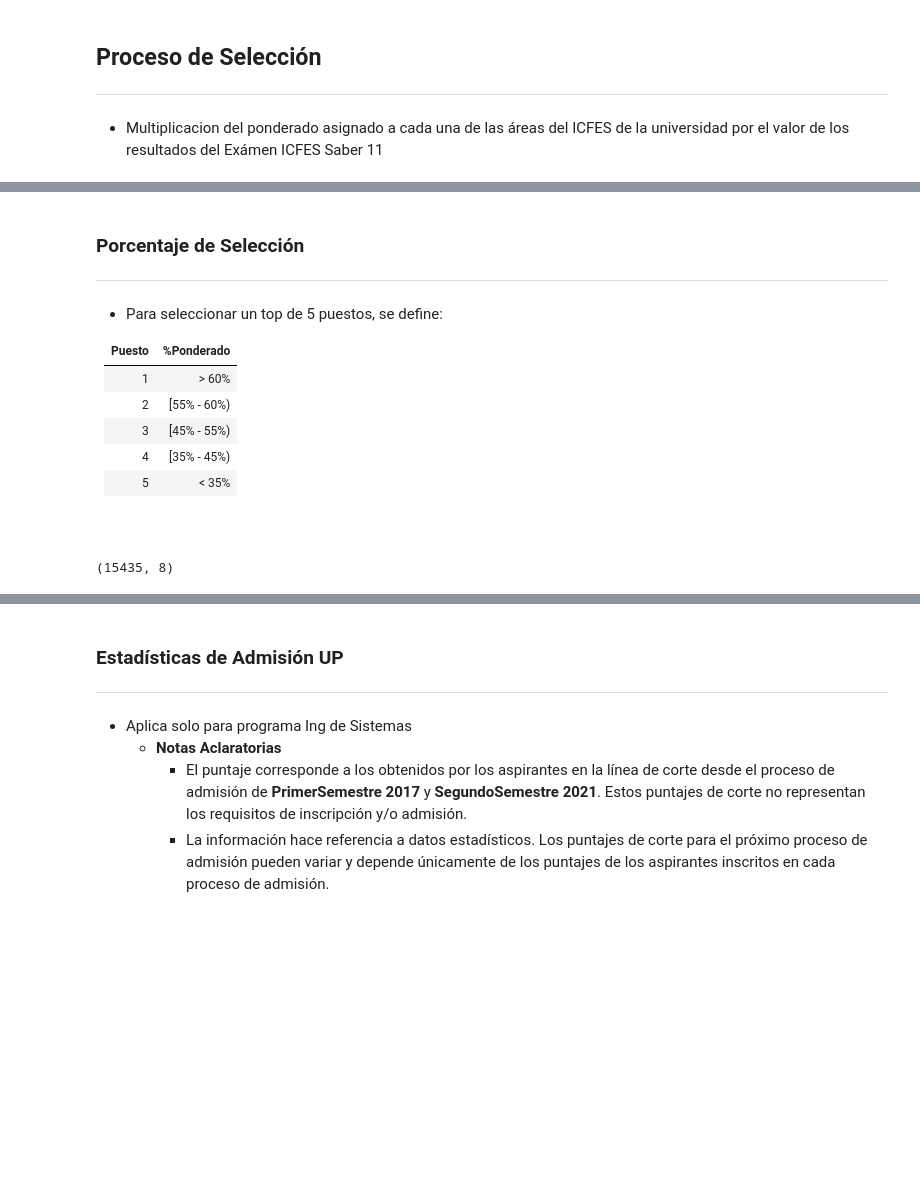
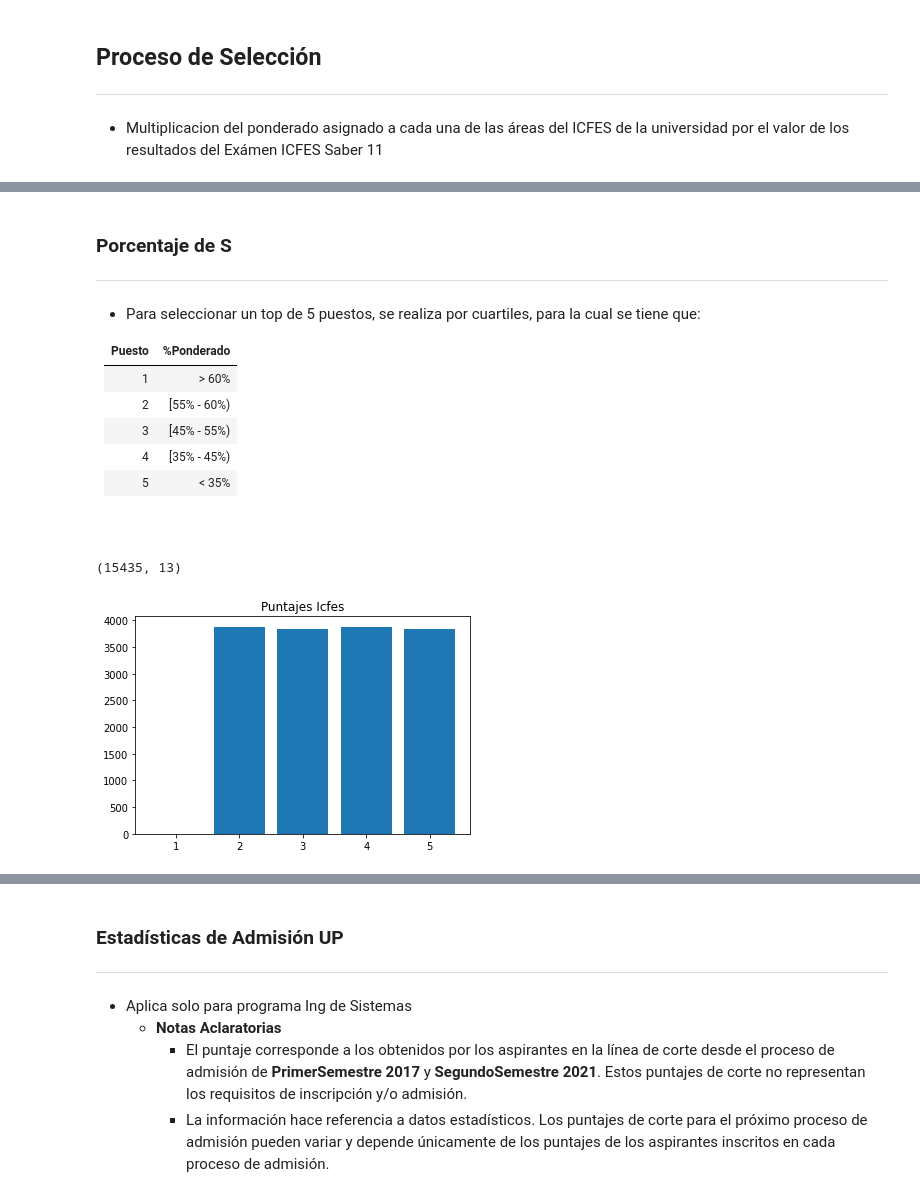
Before and after one commit to AlejoCJaimes/WebScrapper, a Jupyter notebook: recipe/PonderationUP.ipynb, the cells around one changed output, grey strips where cells are left out. Cells and saved outputs as stored; diff of their text form; code cells hidden in the pictures; blank space fills up the shorter version.

```diff
--- a/recipe/PonderationUP.ipynb
+++ b/recipe/PonderationUP.ipynb
@@ -63,7 +74,8 @@ def selection_process(dataset):
 # %% [markdown]
-### Porcentaje de Selección
+### Porcentaje de S
 ___
-- Para seleccionar un top de 5 puestos, se define:
+- Para seleccionar un top de 5 puestos, se realiza por cuartiles,
+para la cual se tiene que:
 
 |Puesto|%Ponderado|
 |--|--|
@@ -77,12 +89,18 @@ ___
 # %%
 # conditions
 def define_top(df):
+    df_quantils = df
+    q1 = np.quantile(df_quantils.punt_ponderado,0)
+    q2 =  np.quantile(df_quantils.punt_ponderado,.25)
+    q3 = np.quantile(df_quantils.punt_ponderado,.5)
+    q4 = np.quantile(df_quantils.punt_ponderado,.75)
+    q5 = np.quantile(df_quantils.punt_ponderado,1)
     df_positions = df.copy()
-    df_positions['puesto'] = np.where(df_positions.punt_ponderado>60,1,
-                                np.where((df_positions.punt_ponderado>=55) & (df_positions.punt_ponderado<60),2,
-                                np.where((df_positions.punt_ponderado>=45) & (df_positions.punt_ponderado<55),3,
-                                np.where((df_positions.punt_ponderado>=35) & (df_positions.punt_ponderado<45),4,
-                                np.where(df_positions.punt_ponderado<35,5,0)))))
+    df_positions['puesto'] = np.where(df_positions.punt_ponderado>=q5,1,
+                                np.where((df_positions.punt_ponderado>=q4) & (df_positions.punt_ponderado<q5),2,
+                                np.where((df_positions.punt_ponderado>=q3) & (df_positions.punt_ponderado<q4),3,
+                                np.where((df_positions.punt_ponderado>=q2) & (df_positions.punt_ponderado<q3),4,
+                                np.where((df_positions.punt_ponderado>=q1) & (df_positions.punt_ponderado<q2),5,0)))))
     return df_positions.sort_values(by=['punt_ponderado','punt_global'], ascending=False)
 
 df = selection_process(dataset)
@@ -90,4 +108,15 @@ df_positions= define_top(df)
 
 df_positions.shape
 # %% [output]
-(15435, 8)
+(15435, 13)
+# %%
+# Plot
+df_positions.columns
+x_values = df_positions['puesto'].unique()
+freq = df_positions.groupby(df_positions['puesto']).count()
+ra = df_positions['puesto'].value_counts().sort_index()
+plt.bar(x_values,ra)
+plt.title('Puntajes Icfes')
+plt.show()
+# %% [output]
+[figure, added]
```
Also changed, not shown: parts of 16 cells of this notebook.
